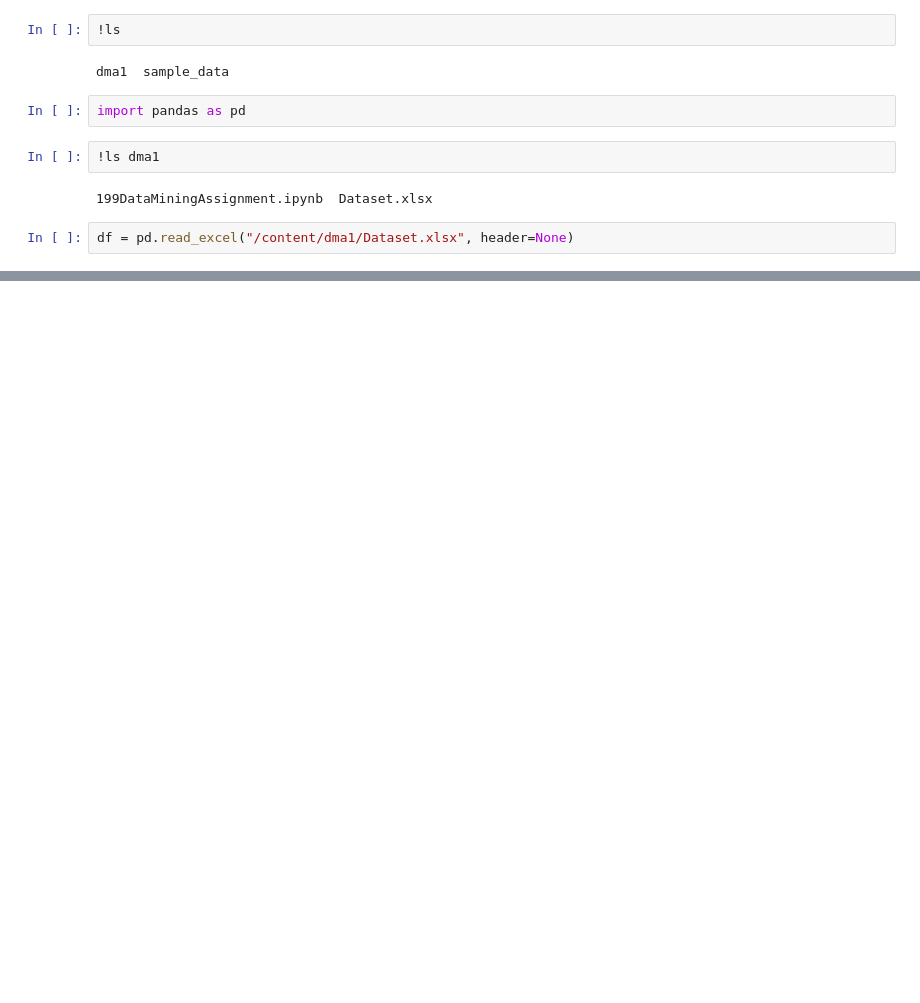
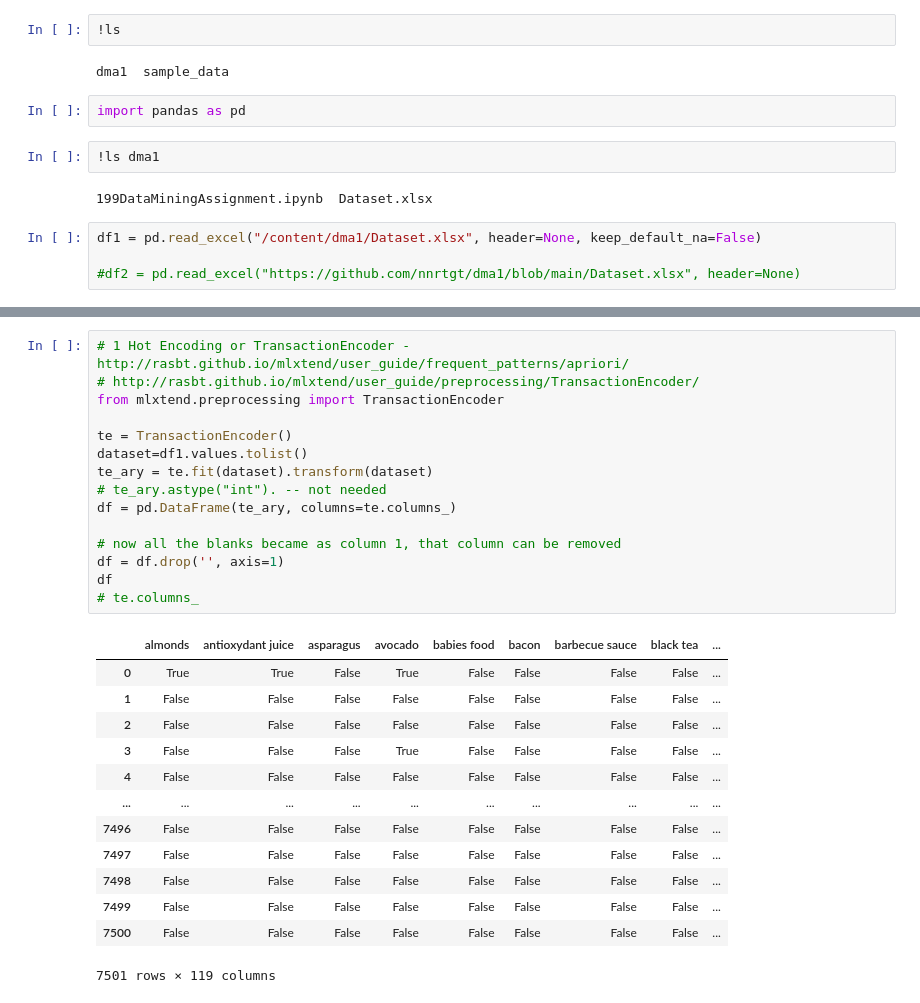
Before and after one commit to nnrtgt/dma1, a Jupyter notebook: 199DataMiningAssignment.ipynb, the cells around one changed output, grey strips where cells are left out. Cells and saved outputs as stored; diff of their text form; blank space fills up the shorter version.

```diff
--- a/199DataMiningAssignment.ipynb
+++ b/199DataMiningAssignment.ipynb
@@ -44,4 +44,6 @@ import pandas as pd
 # %% [output]
 199DataMiningAssignment.ipynb  Dataset.xlsx
 # %%
-df = pd.read_excel("/content/dma1/Dataset.xlsx", header=None)
+df1 = pd.read_excel("/content/dma1/Dataset.xlsx", header=None, keep_default_na=False)
+
+#df2 = pd.read_excel("https://github.com/nnrtgt/dma1/blob/main/Dataset.xlsx", header=None)
@@ -56,0 +230,29 @@ df.head()
+# %%
+# 1 Hot Encoding or TransactionEncoder - http://rasbt.github.io/mlxtend/user_guide/frequent_patterns/apriori/
+# http://rasbt.github.io/mlxtend/user_guide/preprocessing/TransactionEncoder/
+from mlxtend.preprocessing import TransactionEncoder
+
+te = TransactionEncoder()
+dataset=df1.values.tolist()
+te_ary = te.fit(dataset).transform(dataset)
+# te_ary.astype("int"). -- not needed
+df = pd.DataFrame(te_ary, columns=te.columns_)
+
+# now all the blanks became as column 1, that column can be removed
+df = df.drop('', axis=1)
+df
+# te.columns_
+# %% [output]
+|  | almonds | antioxydant juice | asparagus | avocado | babies food | bacon | barbecue sauce | black tea | ... |
+| 0 | True | True | False | True | False | False | False | False | ... |
+| 1 | False | False | False | False | False | False | False | False | ... |
+| 2 | False | False | False | False | False | False | False | False | ... |
+| 3 | False | False | False | True | False | False | False | False | ... |
+| 4 | False | False | False | False | False | False | False | False | ... |
+| ... | ... | ... | ... | ... | ... | ... | ... | ... | ... |
+| 7496 | False | False | False | False | False | False | False | False | ... |
+| 7497 | False | False | False | False | False | False | False | False | ... |
+| 7498 | False | False | False | False | False | False | False | False | ... |
+| 7499 | False | False | False | False | False | False | False | False | ... |
+| 7500 | False | False | False | False | False | False | False | False | ... |
+7501 rows × 119 columns
```
Also changed, not shown: parts of 17 cells of this notebook.
